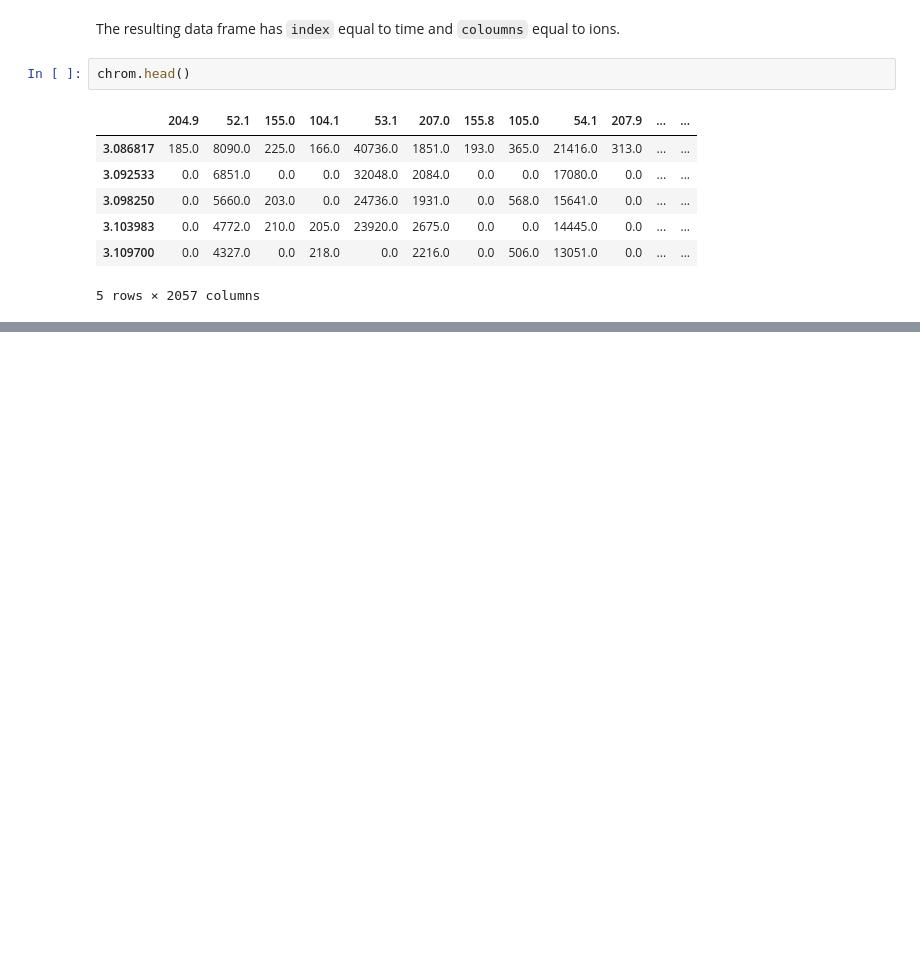
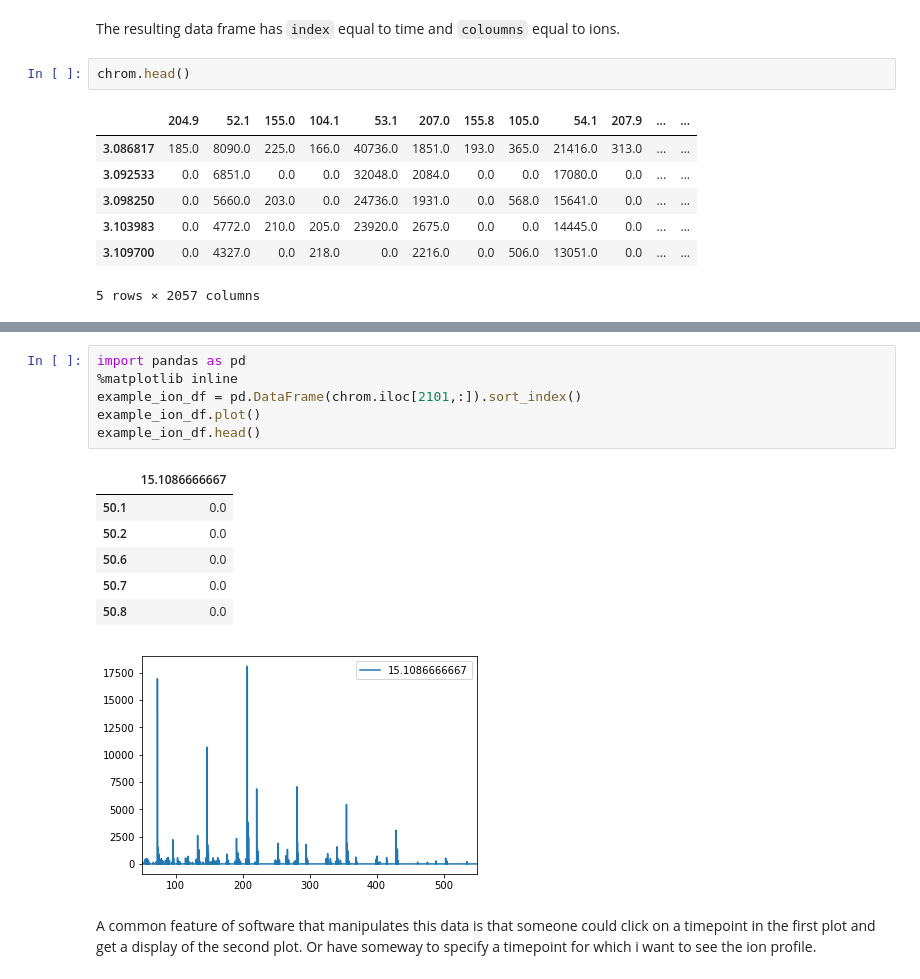
Before and after one commit to audere-labs/pyvalence, a Jupyter notebook: example.ipynb, the cells around one changed output, grey strips where cells are left out. Saved outputs shown, nothing was run; the diff lists cells and outputs as text; blank space fills up the shorter version.

```diff
--- a/example.ipynb
+++ b/example.ipynb
@@ -85,0 +161,16 @@ chrom.head()
+# %%
+import pandas as pd
+%matplotlib inline
+example_ion_df = pd.DataFrame(chrom.iloc[2101,:]).sort_index()
+example_ion_df.plot()
+example_ion_df.head()
+# %% [output]
+|  | 15.1086666667 |
+| 50.1 | 0.0 |
+| 50.2 | 0.0 |
+| 50.6 | 0.0 |
+| 50.7 | 0.0 |
+| 50.8 | 0.0 |
+[figure, added]
+# %% [markdown]
+A common feature of software that manipulates this data is that someone could click on a timepoint in the first plot and get a display of the second plot. Or have someway to specify a timepoint for which i want to see the ion profile.
```
Also changed, not shown: parts of 12 cells of this notebook.
